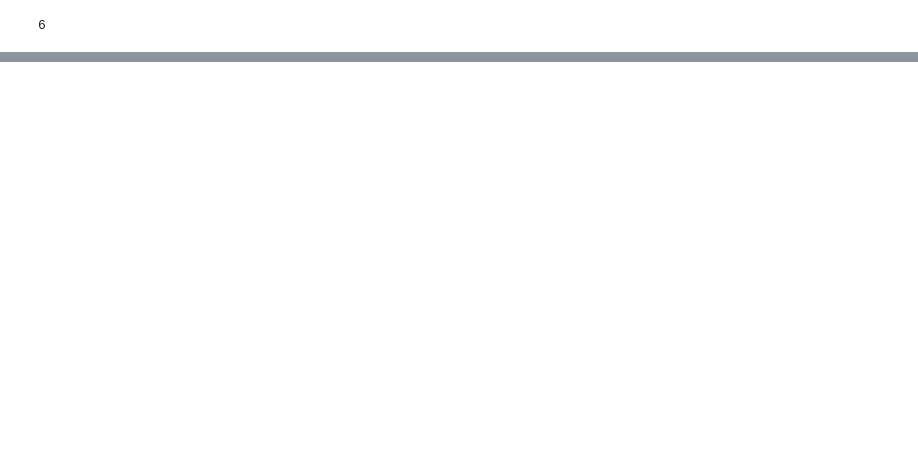
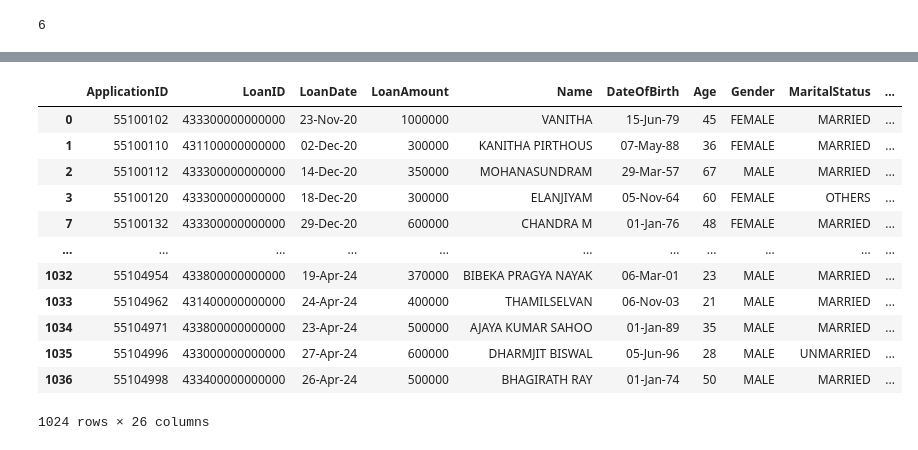
Before and after one commit to glennamaria/Projects, a Jupyter notebook: Loanprediction.ipynb, the cells around one changed output, grey strips where cells are left out. Cells and saved outputs as stored; diff of their text form; code cells hidden in the pictures; blank space fills up the shorter version.

```diff
--- a/Loanprediction.ipynb
+++ b/Loanprediction.ipynb
@@ -82 +82,18 @@ ChequeBounce                  2
 dtype: int64
+# %%
+df.dropna(inplace=True)
+df
+# %% [output]
+|  | ApplicationID | LoanID | LoanDate | LoanAmount | Name | DateOfBirth | Age | Gender | MaritalStatus | ... |
+| 0 | 55100102 | 433300000000000 | 23-Nov-20 | 1000000 | VANITHA | 15-Jun-79 | 45 | FEMALE | MARRIED | ... |
+| 1 | 55100110 | 431100000000000 | 02-Dec-20 | 300000 | KANITHA PIRTHOUS | 07-May-88 | 36 | FEMALE | MARRIED | ... |
+| 2 | 55100112 | 433300000000000 | 14-Dec-20 | 350000 | MOHANASUNDRAM | 29-Mar-57 | 67 | MALE | MARRIED | ... |
+| 3 | 55100120 | 433300000000000 | 18-Dec-20 | 300000 | ELANJIYAM | 05-Nov-64 | 60 | FEMALE | OTHERS | ... |
+| 7 | 55100132 | 433300000000000 | 29-Dec-20 | 600000 | CHANDRA M | 01-Jan-76 | 48 | FEMALE | MARRIED | ... |
+| ... | ... | ... | ... | ... | ... | ... | ... | ... | ... | ... |
+| 1032 | 55104954 | 433800000000000 | 19-Apr-24 | 370000 | BIBEKA PRAGYA NAYAK | 06-Mar-01 | 23 | MALE | MARRIED | ... |
+| 1033 | 55104962 | 431400000000000 | 24-Apr-24 | 400000 | THAMILSELVAN | 06-Nov-03 | 21 | MALE | MARRIED | ... |
+| 1034 | 55104971 | 433800000000000 | 23-Apr-24 | 500000 | AJAYA KUMAR SAHOO | 01-Jan-89 | 35 | MALE | MARRIED | ... |
+| 1035 | 55104996 | 433000000000000 | 27-Apr-24 | 600000 | DHARMJIT BISWAL | 05-Jun-96 | 28 | MALE | UNMARRIED | ... |
+| 1036 | 55104998 | 433400000000000 | 26-Apr-24 | 500000 | BHAGIRATH RAY | 01-Jan-74 | 50 | MALE | MARRIED | ... |
+1024 rows × 26 columns
```
Also changed, not shown: parts of 6 cells of this notebook.
